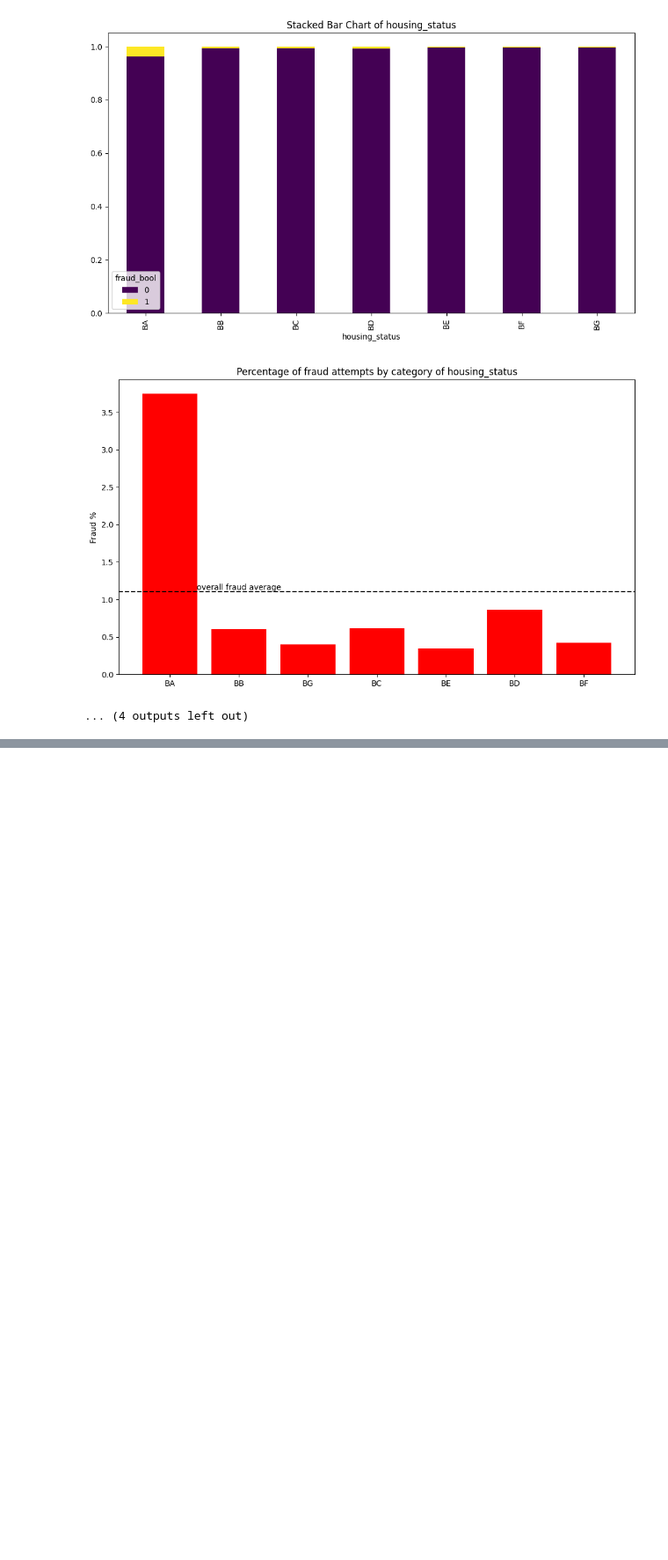
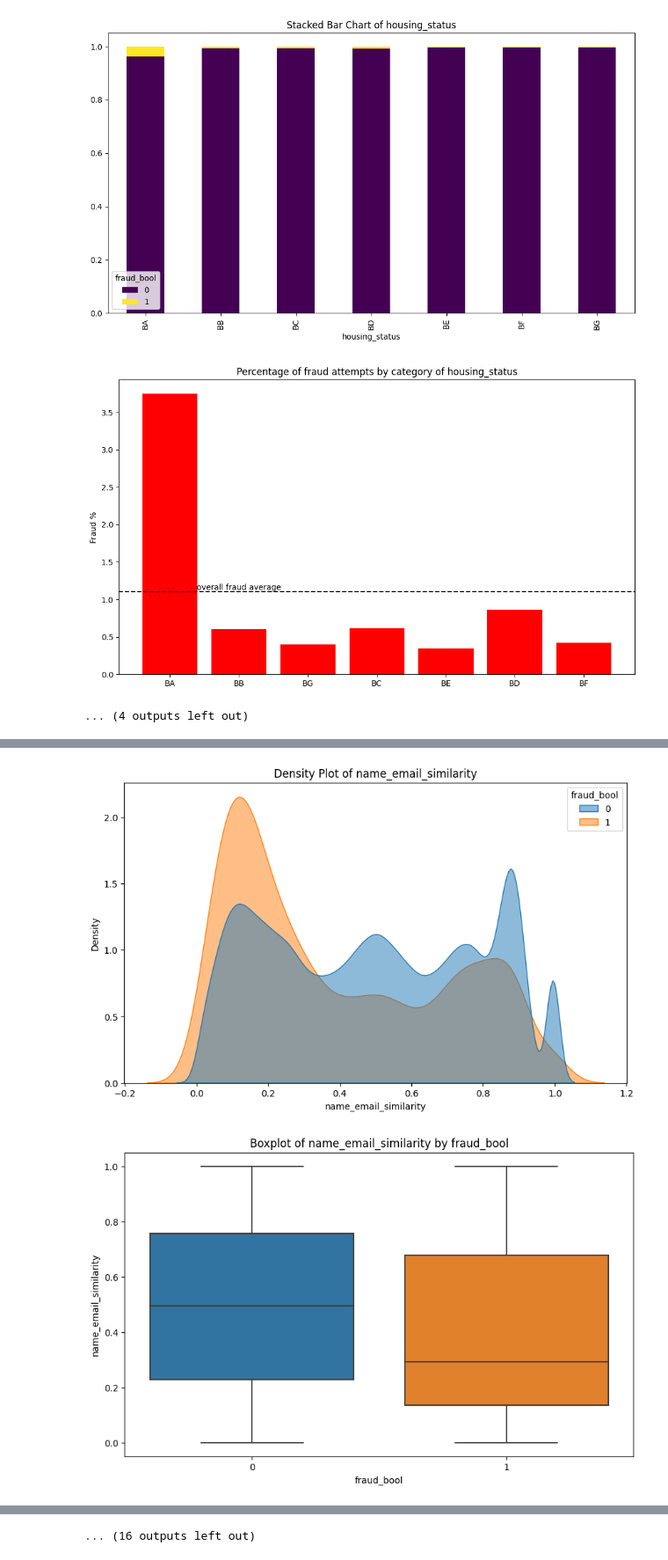
Before and after one commit to jonnywong288/bank-account-fraud, a Jupyter notebook: data_exploration.ipynb, the cells around one changed output, grey strips where cells are left out. Shown at 88% size. Saved outputs shown, nothing was run; the diff lists cells and outputs as text; code cells hidden in the pictures; blank space fills up the shorter version.

Commit message:
adding visualisations

```diff
--- a/data_exploration.ipynb
+++ b/data_exploration.ipynb
@@ -183 +183,6 @@ fv.numerical_discrete(data_types['numerical_discrete'])
 ... (18 outputs left out)
+# %%
+fv.numerical_continuous(data_types['numerical_continuous_bounded']+data_types['numerical_continuous_unbounded'])
+# %% [output]
+[figure, added]
+[figure, added]
@@ -183,0 +199 @@ fv.numerical_discrete(data_types['numerical_discrete'])
+... (16 outputs left out)
```
Also changed, not shown: parts of 2 cells of this notebook.
